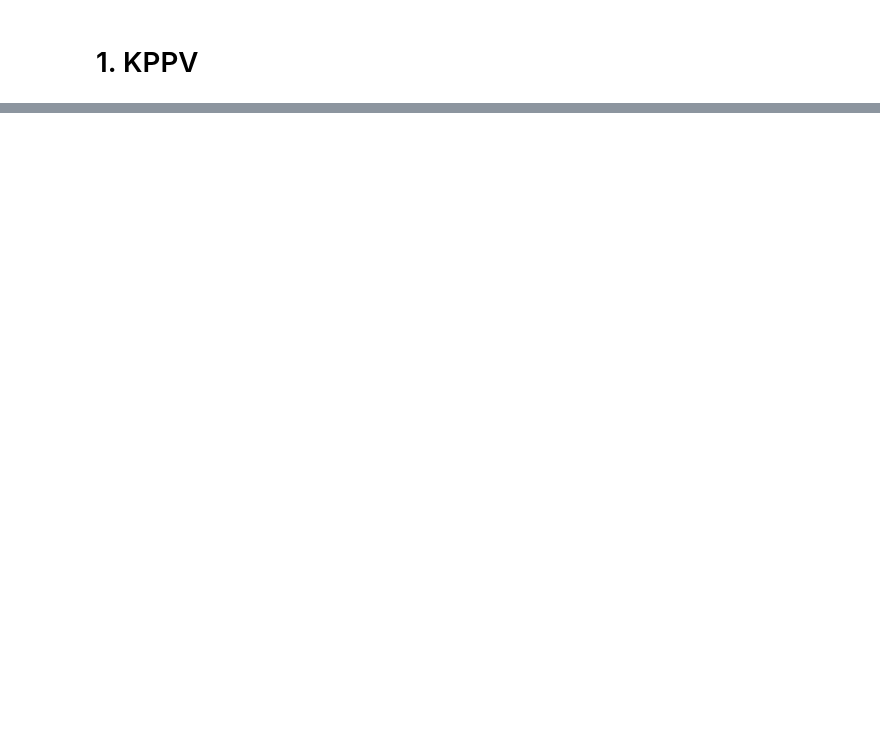
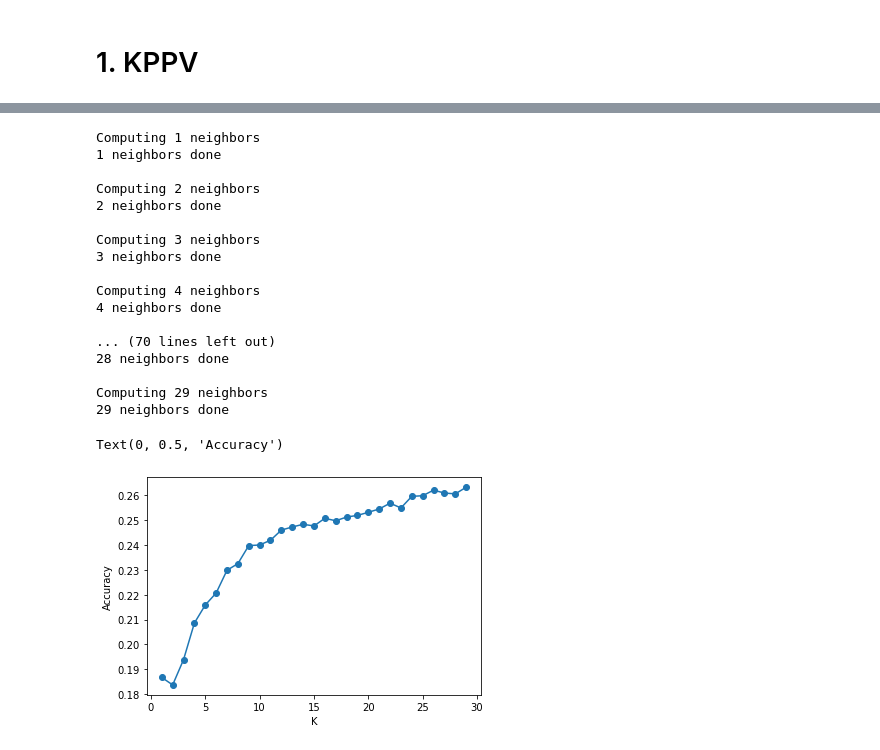
Before and after one commit to tribanium/DL-TD1-classification, a Jupyter notebook: TD1 - FLAGEL - ETOURNEAU.ipynb, the cells around one changed output, grey strips where cells are left out. Drawn from its saved outputs; the diff is of its cells as text; code cells hidden in the pictures; blank space fills up the shorter version.

```diff
--- a/TD1 - FLAGEL - ETOURNEAU.ipynb
+++ b/TD1 - FLAGEL - ETOURNEAU.ipynb
@@ -119,0 +169,3 @@ plt.show()
+# %%
+def evaluation_classifieur(Y_pred,Y_test):
+    return np.sum(Y_test == Y_pred) / len(Y_test)
@@ -119,0 +225,28 @@ plt.show()
+# %%
+from skimage.feature import local_binary_pattern
+from skimage.color import rgb2gray
+
+def convert_to_LBP(X):
+    method = 'uniform'
+    radius = 1
+    nb_points = 8 * radius
+    X_hist = []
+    X_lbp = []
+    X_gray = []
+    for x in X:
+        #convert to gray
+        R = x[0:1024].reshape(32,32)
+        G = x[1024:2048].reshape(32,32)
+        B = x[2048:].reshape(32,32)
+        img = np.dstack((R,G,B))
+        grayscale = rgb2gray(img)
+        X_gray.append(grayscale)
+
+        lbp = local_binary_pattern(grayscale, nb_points, radius, method)
+        his, _ = np.histogram(lbp,normed=True, bins=nb_points+2, range=(0, nb_points+2))
+        X_hist.append(his)
+        X_lbp.append(lbp)
+    return np.array(X_hist), np.array(X_lbp), np.array(X_gray)
+
+X_train_hist, X_train_lbp, X_train_gray = convert_to_LBP(X_train)
+X_test_hist, X_test_lbp, X_test_gray = convert_to_LBP(X_test)
@@ -119,0 +261,33 @@ plt.show()
+# %%
+accuracy_list = []
+x = range(1,30)
+for K in x:
+    print(f"Computing {K} neighbors")
+    distance_matrix = kppv_distances(X_train_hist, X_test_hist)
+    Y_pred = kppv_predict(distance_matrix, K, Y_train)
+    accuracy_list.append(evaluation_classifieur(Y_pred,Y_test))
+    print(f"{K} neighbors done\n")
+
+plt.plot(x, accuracy_list, "o-")
+plt.xlabel("K")
+plt.ylabel("Accuracy")
+# %% [output]
+Computing 1 neighbors
+1 neighbors done
+
+Computing 2 neighbors
+2 neighbors done
+
+Computing 3 neighbors
+3 neighbors done
+
+Computing 4 neighbors
+4 neighbors done
+
+... (70 lines left out)
+28 neighbors done
+
+Computing 29 neighbors
+29 neighbors done
+Text(0, 0.5, 'Accuracy')
+[figure, added]
```
Also changed, not shown: parts of 31 cells of this notebook.
